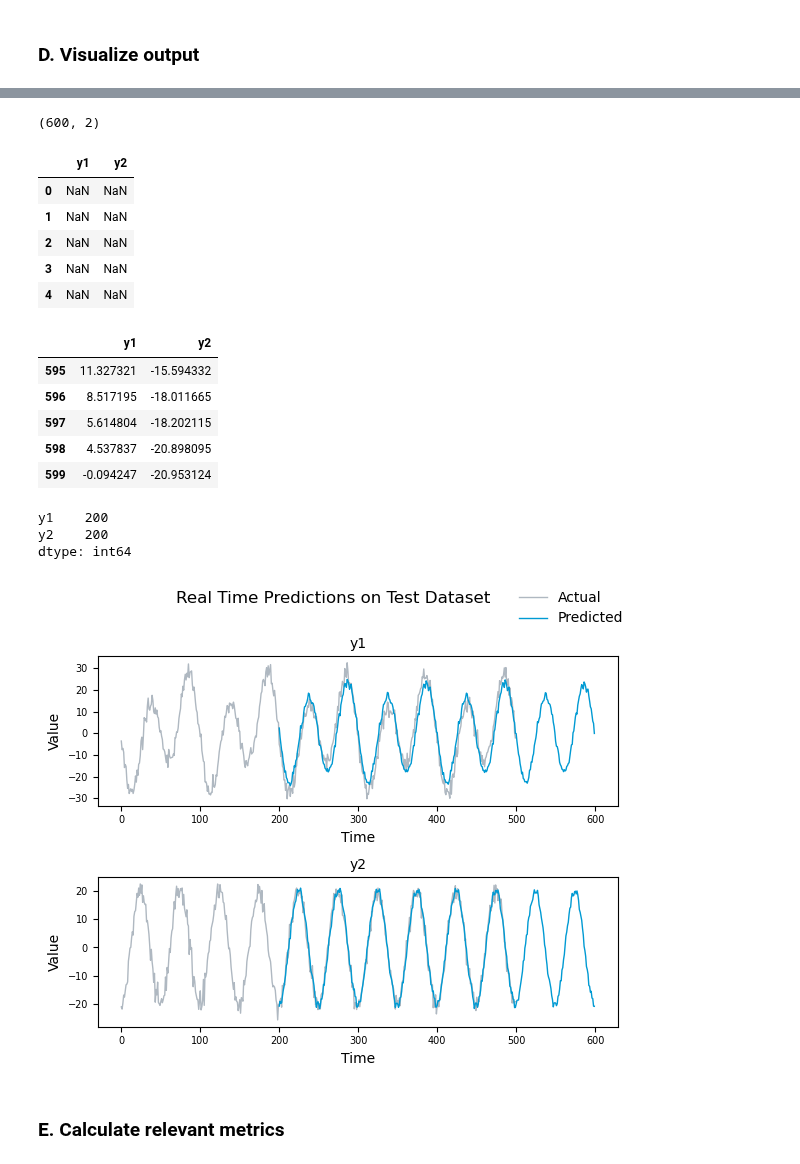
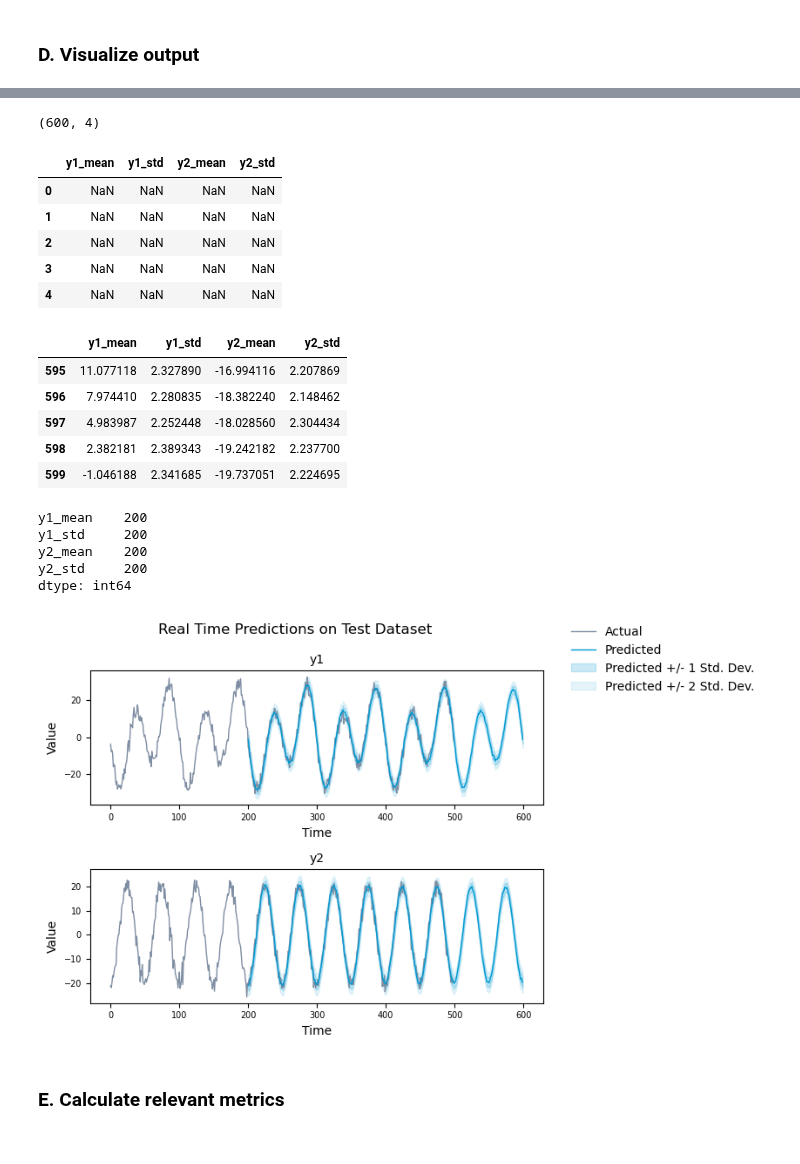
Before and after one commit to fg-research/lnn-sagemaker, a Jupyter notebook: notebook.ipynb, the cells around one changed output, grey strips where cells are left out. Cells and saved outputs as stored; diff of their text form; code cells hidden in the pictures.

```diff
--- a/notebook.ipynb
+++ b/notebook.ipynb
@@ -154,7 +151,7 @@ training_dataset.head()
 # %%
 fig, axs = plt.subplots(nrows=len([c for c in training_dataset.columns if c != "ts"]), ncols=1, sharex=True, figsize=(6, 8))
 for i, c in enumerate([c for c in training_dataset.columns if c != "ts"]):
-    axs[i].plot(training_dataset[c], color="#AFB8C1", lw=1)
+    axs[i].plot(training_dataset[c], color="#7f8ea3", lw=1)
     axs[i].set_title(c, size=10)
     axs[i].set(xlabel="Time", ylabel="Value")
     axs[i].xaxis.set_tick_params(labelbottom=True)
@@ -162,6 +159,5 @@ for i, c in enumerate([c for c in training_dataset.columns if c != "ts"]):
     axs[i].tick_params(axis="both", which="minor", labelsize=7)
 fig.suptitle("Training Dataset")
 fig.tight_layout()
-fig.subplots_adjust(top=0.9)
 fig.show()
 # %% [output]
@@ -186,7 +182,7 @@ validation_dataset.head()
 # %%
 fig, axs = plt.subplots(nrows=len([c for c in validation_dataset.columns if c != "ts"]), ncols=1, sharex=True, figsize=(6, 8))
 for i, c in enumerate([c for c in validation_dataset.columns if c != "ts"]):
-    axs[i].plot(validation_dataset[c], color="#AFB8C1", lw=1)
+    axs[i].plot(validation_dataset[c], color="#7f8ea3", lw=1)
     axs[i].set_title(c, size=10)
     axs[i].set(xlabel="Time", ylabel="Value")
     axs[i].xaxis.set_tick_params(labelbottom=True)
@@ -194,6 +190,5 @@ for i, c in enumerate([c for c in validation_dataset.columns if c != "ts"]):
     axs[i].tick_params(axis="both", which="minor", labelsize=7)
 fig.suptitle("Validation Dataset")
 fig.tight_layout()
-fig.subplots_adjust(top=0.9)
 fig.show()
 # %% [output]
@@ -316,9 +308,9 @@ estimator = sagemaker.algorithm.AlgorithmEstimator(
         "use-ltc": 0,
         "use-mixed": 0,
         "lr": 0.001,
-        "lr-decay": 0.9,
+        "lr-decay": 0.999,
         "batch-size": 64,
-        "epochs": 10,
+        "epochs": 50,
     },
 )
 
@@ -391,7 +383,7 @@ test_dataset.head()
 # %%
 fig, axs = plt.subplots(nrows=len([c for c in test_dataset.columns if c != "ts"]), ncols=1, sharex=True, figsize=(6, 8))
 for i, c in enumerate([c for c in test_dataset.columns if c != "ts"]):
-    axs[i].plot(test_dataset[c], color="#AFB8C1", lw=1)
+    axs[i].plot(test_dataset[c], color="#7f8ea3", lw=1)
     axs[i].set_title(c, size=10)
     axs[i].set(xlabel="Time", ylabel="Value")
     axs[i].xaxis.set_tick_params(labelbottom=True)
@@ -399,6 +391,5 @@ for i, c in enumerate([c for c in test_dataset.columns if c != "ts"]):
     axs[i].tick_params(axis="both", which="minor", labelsize=7)
 fig.suptitle("Test Dataset")
 fig.tight_layout()
-fig.subplots_adjust(top=0.9)
 fig.show()
 # %% [output]
@@ -465,48 +456,51 @@ b) The outputs include the out-of-sample forecasts beyond the last time step of
 # %%
 real_time_predictions.shape
 # %% [output]
-(600, 2)
+(600, 4)
 # %%
 real_time_predictions.head()
 # %% [output]
-|  | y1 | y2 |
-| 0 | NaN | NaN |
-| 1 | NaN | NaN |
-| 2 | NaN | NaN |
-| 3 | NaN | NaN |
-| 4 | NaN | NaN |
+|  | y1_mean | y1_std | y2_mean | y2_std |
+| 0 | NaN | NaN | NaN | NaN |
+| 1 | NaN | NaN | NaN | NaN |
+| 2 | NaN | NaN | NaN | NaN |
+| 3 | NaN | NaN | NaN | NaN |
+| 4 | NaN | NaN | NaN | NaN |
 # %%
 real_time_predictions.tail()
 # %% [output]
-|  | y1 | y2 |
-| 595 | 11.327321 | -15.594332 |
-| 596 | 8.517195 | -18.011665 |
-| 597 | 5.614804 | -18.202115 |
-| 598 | 4.537837 | -20.898095 |
-| 599 | -0.094247 | -20.953124 |
+|  | y1_mean | y1_std | y2_mean | y2_std |
+| 595 | 11.077118 | 2.327890 | -16.994116 | 2.207869 |
+| 596 | 7.974410 | 2.280835 | -18.382240 | 2.148462 |
+| 597 | 4.983987 | 2.252448 | -18.028560 | 2.304434 |
+| 598 | 2.382181 | 2.389343 | -19.242182 | 2.237700 |
+| 599 | -1.046188 | 2.341685 | -19.737051 | 2.224695 |
 # %%
 real_time_predictions.isna().sum(axis=0)
 # %% [output]
-y1    200
-y2    200
+y1_mean    200
+y1_std     200
+y2_mean    200
+y2_std     200
 dtype: int64
 # %%
 fig, axs = plt.subplots(nrows=len([c for c in test_dataset.columns if c.startswith("y")]), ncols=1, sharex=True, figsize=(6, 5))
 for i, c in enumerate([c for c in test_dataset.columns if c.startswith("y")]):
-    axs[i].plot(test_dataset[c], color="#AFB8C1", lw=1, label="Actual" if i == 0 else None)
-    axs[i].plot(real_time_predictions[c], color="#009ad3", lw=1, label="Predicted" if i == 0 else None)
+    axs[i].plot(test_dataset.index, test_dataset[c].values, color="#7f8ea3", lw=1, label="Actual" if i == 0 else None)
+    axs[i].plot(real_time_predictions.index, real_time_predictions[f"{c}_mean"].values, color="#009ad3", lw=1, label="Predicted" if i == 0 else None)
+    axs[i].fill_between(real_time_predictions.index, real_time_predictions[f"{c}_mean"].values + real_time_predictions[f"{c}_std"].values, real_time_predictions[f"{c}_mean"].values - real_time_predictions[f"{c}_std"].values, color="#009ad3", alpha=0.2, lw=1, label="Predicted +/- 1 Std. Dev." if i == 0 else None)
+    axs[i].fill_between(real_time_predictions.index, real_time_predictions[f"{c}_mean"].values + 2 * real_time_predictions[f"{c}_std"].values, real_time_predictions[f"{c}_mean"].values - 2 * real_time_predictions[f"{c}_std"].values, color="#009ad3", alpha=0.1, lw=1, label="Predicted +/- 2 Std. Dev." if i == 0 else None)
     axs[i].set_title(c, size=10)
     axs[i].set(xlabel="Time", ylabel="Value")
     axs[i].xaxis.set_tick_params(labelbottom=True)
     axs[i].tick_params(axis="both", which="major", labelsize=7)
     axs[i].tick_params(axis="both", which="minor", labelsize=7)
 fig.suptitle("Real Time Predictions on Test Dataset")
-fig.legend(frameon=False)
+fig.legend(bbox_to_anchor=(1, 0, 0.4, 1), frameon=False)
 fig.tight_layout()
-fig.subplots_adjust(top=0.85)
 fig.show()
 # %% [output]
-[figure, old version]
+[figure, new version]
 # %% [markdown]
 ### E. Calculate relevant metrics
 # %% [markdown]
```
Also changed, not shown: parts of 26 cells of this notebook, 3 other files.
